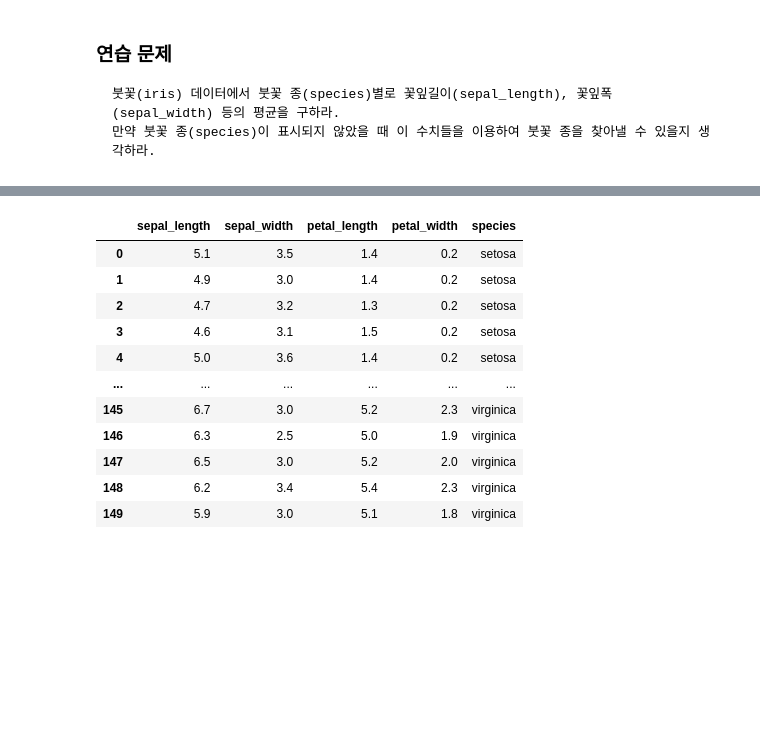
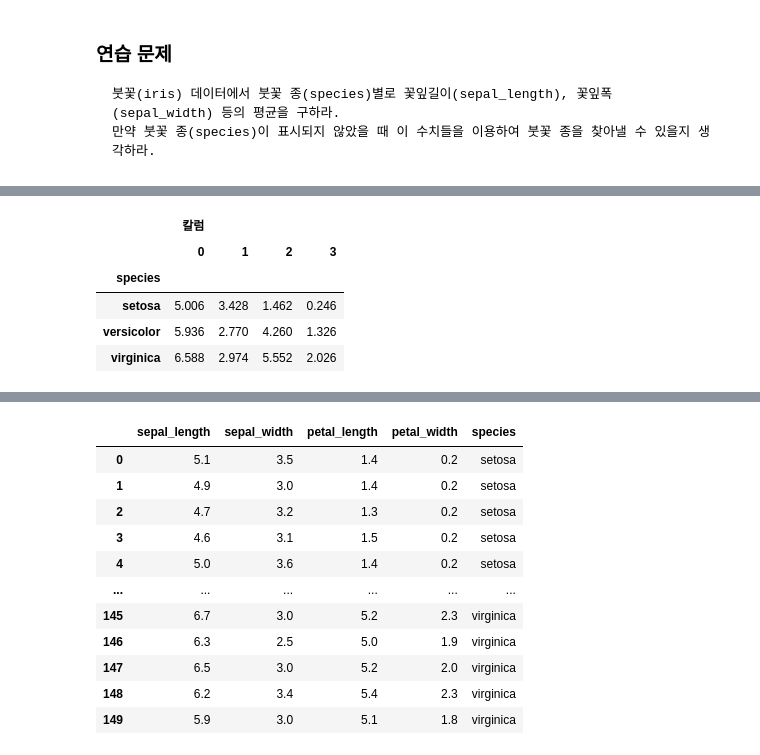
Before and after one commit to 77sanghoon/WASSUP, a Jupyter notebook: 03_Data_Preprocessing/03.07_Pandas 피봇테이블과 그룹분석.ipynb, the cells around one changed output, grey strips where cells are left out. Drawn from its saved outputs; the diff is of its cells as text; code cells hidden in the pictures; blank space fills up the shorter version.

````diff
--- a/03_Data_Preprocessing/03.07_Pandas 피봇테이블과 그룹분석.ipynb
+++ b/03_Data_Preprocessing/03.07_Pandas 피봇테이블과 그룹분석.ipynb
@@ -598,3 +614,7 @@ iris[["petal_length", "petal_length_class"]].tail(10)
 붓꽃(iris) 데이터에서 붓꽃 종(species)별로 꽃잎길이(sepal_length), 꽃잎폭(sepal_width) 등의 평균을 구하라.
 만약 붓꽃 종(species)이 표시되지 않았을 때 이 수치들을 이용하여 붓꽃 종을 찾아낼 수 있을지 생각하라.
 ```
+# %%
+import seaborn as sns
+iris = sns.load_dataset("iris")
+iris
@@ -600,0 +635,13 @@ iris[["petal_length", "petal_length_class"]].tail(10)
+# %%
+def avg(x):
+    return pd.DataFrame([x.sepal_length.mean(), x.sepal_width.mean(), x.petal_length.mean(), x.petal_width.mean()],
+                       columns=['칼럼'])
+
+iris.groupby(iris.species).apply(avg).unstack(1)
+# %% [output]
+|  | 칼럼 |  |  |  |
+|  | 0 | 1 | 2 | 3 |
+| species |  |  |  |  |
+| setosa | 5.006 | 3.428 | 1.462 | 0.246 |
+| versicolor | 5.936 | 2.770 | 4.260 | 1.326 |
+| virginica | 6.588 | 2.974 | 5.552 | 2.026 |
````
Also changed, not shown: parts of 21 cells of this notebook, 1 other file.
